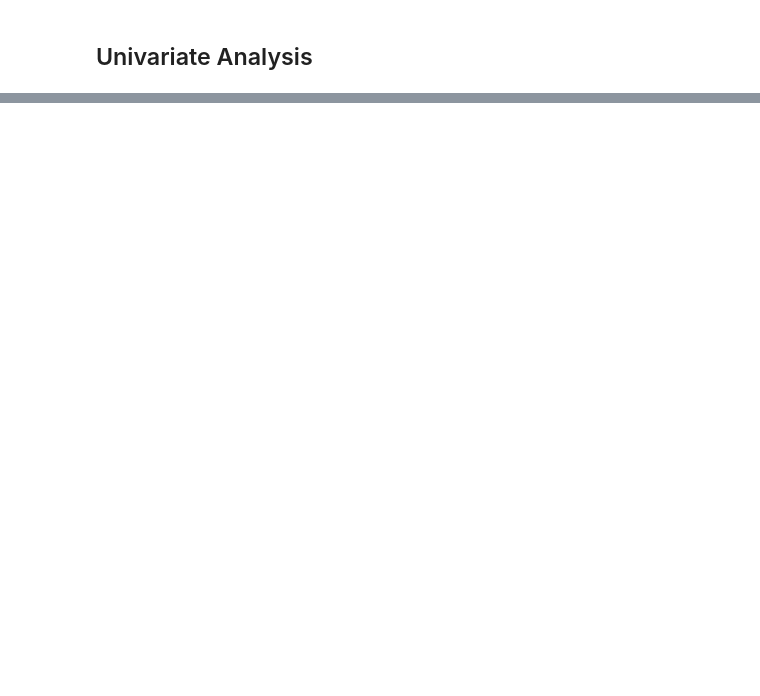
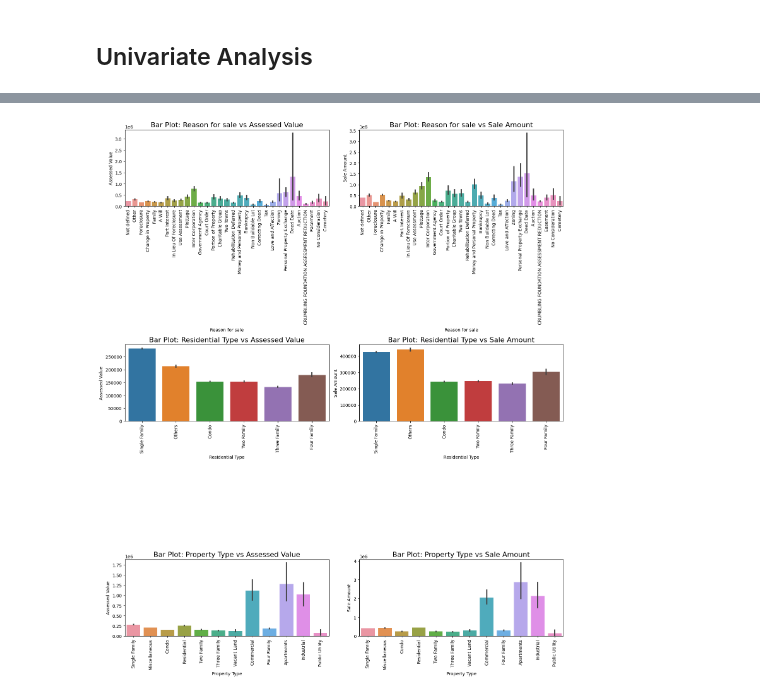
Before and after one commit to vinaykumargummadi/CTREA-Dynamics, a Jupyter notebook: notebooks/EDA.ipynb, the cells around one changed output, grey strips where cells are left out. Drawn from its saved outputs; the diff is of its cells as text; code cells hidden in the pictures; blank space fills up the shorter version.

```diff
--- a/notebooks/EDA.ipynb
+++ b/notebooks/EDA.ipynb
@@ -90,0 +295,44 @@ plt.show()
+# %%
+# Create subplots
+fig, axes = plt.subplots(nrows=3, ncols=2, figsize=(15, 18))
+
+# Bar plot for 'Reason for sale' vs 'Assessed Value' with descending order
+reason_order = data['Reason for sale'].value_counts().index
+sns.barplot(x='Reason for sale', y='Assessed Value', data=data, order=reason_order, ax=axes[0, 0])
+axes[0, 0].set_title('Bar Plot: Reason for sale vs Assessed Value', fontsize=16)  # Increase font size
+axes[0, 0].set_xticklabels(axes[0, 0].get_xticklabels(), rotation=90)
+
+# Bar plot for 'Reason for sale' vs 'Sale Amount' with descending order
+sns.barplot(x='Reason for sale', y='Sale Amount', data=data, order=reason_order, ax=axes[0, 1])
+axes[0, 1].set_title('Bar Plot: Reason for sale vs Sale Amount', fontsize=16)  # Increase font size
+axes[0, 1].set_xticklabels(axes[0, 1].get_xticklabels(), rotation=90)
+
+# Bar plot for 'Residential Type' vs 'Assessed Value' with descending order
+residential_order = data['Residential Type'].value_counts().index
+sns.barplot(x='Residential Type', y='Assessed Value', data=data, order=residential_order, ax=axes[1, 0])
+axes[1, 0].set_title('Bar Plot: Residential Type vs Assessed Value', fontsize=16)  # Increase font size
+axes[1, 0].set_xticklabels(axes[1, 0].get_xticklabels(), rotation=90)
+
+# Bar plot for 'Residential Type' vs 'Sale Amount' with descending order
+sns.barplot(x='Residential Type', y='Sale Amount', data=data, order=residential_order, ax=axes[1, 1])
+axes[1, 1].set_title('Bar Plot: Residential Type vs Sale Amount', fontsize=16)  # Increase font size
+axes[1, 1].set_xticklabels(axes[1, 1].get_xticklabels(), rotation=90)
+
+# Bar plot for 'Property Type' vs 'Assessed Value' with descending order
+property_order = data['Property Type'].value_counts().index
+sns.barplot(x='Property Type', y='Assessed Value', data=data, order=property_order, ax=axes[2, 0])
+axes[2, 0].set_title('Bar Plot: Property Type vs Assessed Value', fontsize=16)  # Increase font size
+axes[2, 0].set_xticklabels(axes[2, 0].get_xticklabels(), rotation=90)
+
+# Bar plot for 'Property Type' vs 'Sale Amount' with descending order
+sns.barplot(x='Property Type', y='Sale Amount', data=data, order=property_order, ax=axes[2, 1])
+axes[2, 1].set_title('Bar Plot: Property Type vs Sale Amount', fontsize=16)  # Increase font size
+axes[2, 1].set_xticklabels(axes[2, 1].get_xticklabels(), rotation=90)
+
+# Adjust layout
+plt.tight_layout()
+
+# Show the plot
+plt.show()
+# %% [output]
+[figure, added]
```
Also changed, not shown: parts of 19 cells of this notebook, 2 other files.
